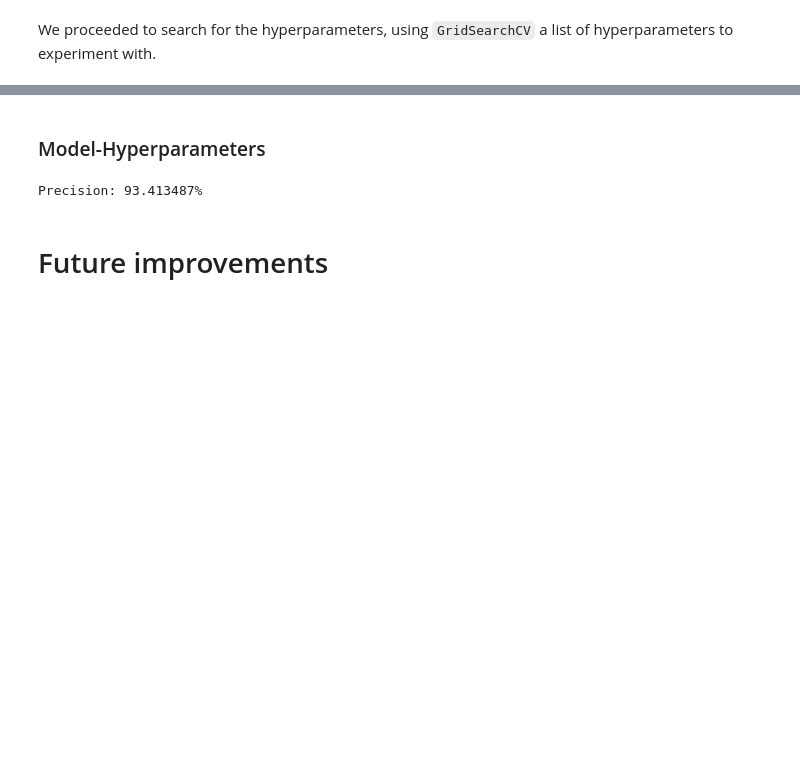
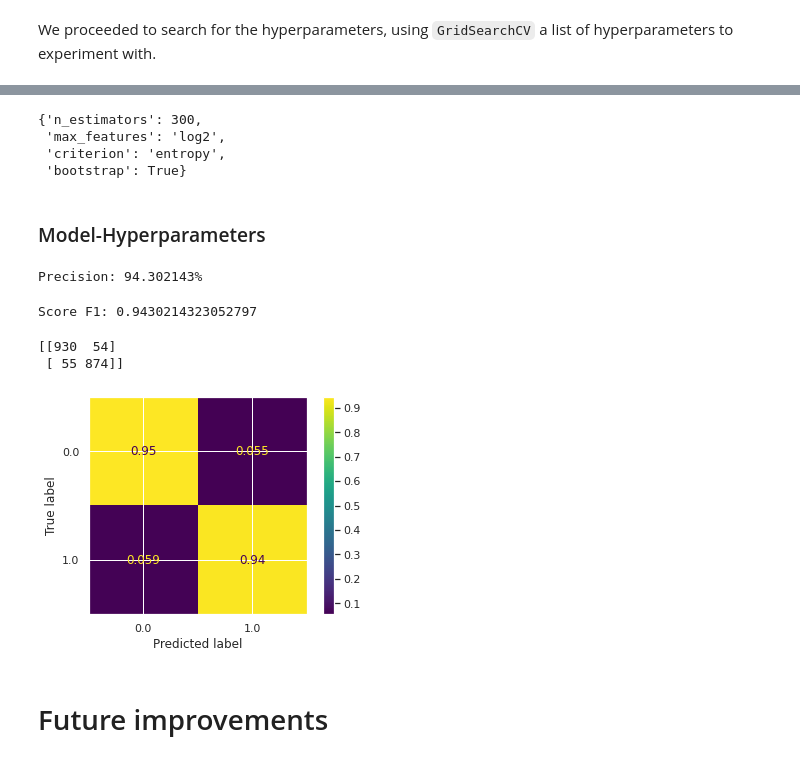
Before and after one commit to cristianBMJ/Data_Science_Projects, a Jupyter notebook: classification-star.ipynb, the cells around one changed output, grey strips where cells are left out. Saved outputs shown, nothing was run; the diff lists cells and outputs as text; code cells hidden in the pictures; blank space fills up the shorter version.

```diff
--- a/classification-star.ipynb
+++ b/classification-star.ipynb
@@ -485,14 +485,14 @@ In the order to optimize,  we created a function `compareModels` that compare th
 from sklearn.model_selection import cross_val_score
 
 # automatizar entre diversos modelos de la misma categoria
-def compareModels(models, x, y, numCV, scoringT="neg_mean_squared_error"):
+def compareModels(models, x, y, numCV, scoringT="f1_micro"):
     modelsCV = dict()
     for mod in models:
         scores = cross_val_score(mod, x, y, scoring = scoringT, cv=numCV)
-        meanScore = np.sqrt(-scores).mean()
+        meanScore = scores.mean()
         modelsCV[meanScore] = mod
 
-    val=min(modelsCV)
+    val=max(modelsCV)
     bestModel = modelsCV[val]
     return modelsCV,bestModel
 
@@ -572,3 +565,25 @@ clf.best_params_
+# %%
+randomgrid = {'n_estimators':[ 300, 700, 900],
+                'max_features':["sqrt", 'log2'] ,
+               'criterion' : ["entropy", "gini"],
+               'bootstrap':[False, True],
+             }
+
+clf=RandomizedSearchCV( model ,
+                       randomgrid,
+                       cv=10,
+                       scoring='f1_micro' ,
+                       return_train_score=True) # arg (model , distri , ...)
+# %%
+
+clf.fit(Xtrain, trainY)
+
+clf.best_params_
+# %% [output]
+{'n_estimators': 300,
+ 'max_features': 'log2',
+ 'criterion': 'entropy',
+ 'bootstrap': True}
 # %% [markdown]
 ###  Model-Hyperparameters ###
 # %%
@@ -577,7 +592,45 @@ Ypredfinal=finalModel.predict(Xtest)
 
 print('Precision:', precision(testY , Ypredfinal) )# worse model
 # %% [output]
-Precision: 93.413487%
+Precision: 94.302143%
+# %%
+from sklearn.metrics import  f1_score, precision_score, recall_score, confusion_matrix, ConfusionMatrixDisplay,  SCORERS
+
+
+score = f1_score(
+    testY,
+    Ypredfinal,
+ #   labels=labels,
+    average='micro',
+)
+
+print("Score F1:" , score)
+# %% [output]
+Score F1: 0.9430214323052797
+# %%
+labels= finalModel.classes_
+
+
+cmat = confusion_matrix(
+    testY,
+    Ypredfinal,
+    labels=labels,
+    #average='micro',
+
+)
+
+print(cmat)
+cmat = (cmat.T / cmat.sum(axis=1)).T # normalize
+
+
+disp = ConfusionMatrixDisplay(confusion_matrix=cmat,
+                              display_labels=clf.classes_)
+disp.plot()
+plt.show()
+# %% [output]
+[[930  54]
+ [ 55 874]]
+[figure, added]
 # %% [markdown]
 # Future improvements
 # %% [markdown]
```
Also changed, not shown: parts of 7 cells of this notebook.
